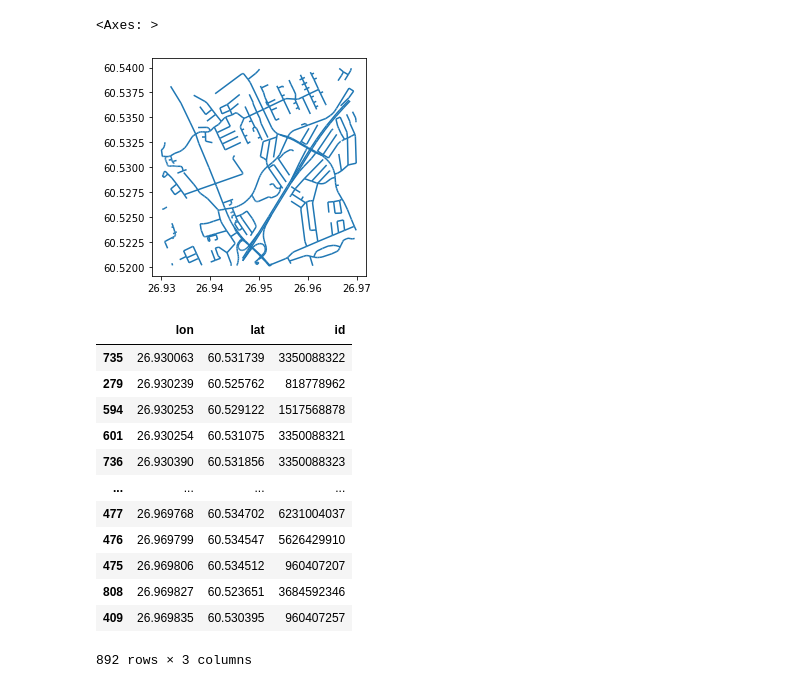
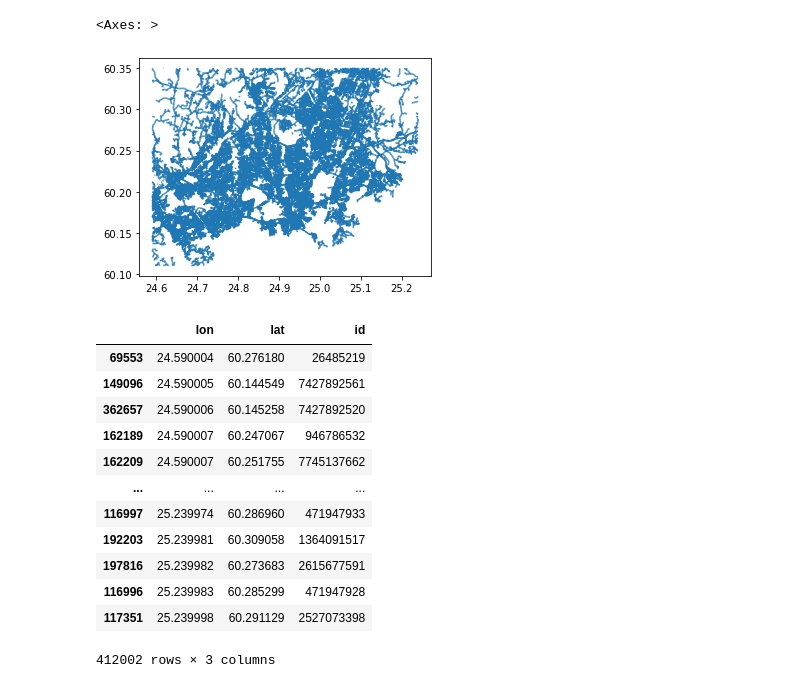
Before and after one commit to dlim2012/elevation-based-navigation-system, a Jupyter notebook: backend/graph/ex.ipynb, the cells around one changed output. Cells and saved outputs as stored; diff of their text form; code cells hidden in the pictures.

```diff
--- a/backend/graph/ex.ipynb
+++ b/backend/graph/ex.ipynb
@@ -1,40 +4,42 @@
 # %%
 from pyrosm import get_data, OSM
 import matplotlib.pyplot as plt
 import pandas as pd
 
 
 def get_xy(nodes, node_id):
     node_row = nodes.loc[nodes['id'] == node_id]
     return (node_row['lon'].tolist()[0], node_row['lat'].tolist()[0])
 
 
 # "test_pbf", "Helsinki"
 map_name = 'test_pbf'
+map_name = "Helsinki"
 
-osm = OSM(get_data('test_pbf'))
+map_name_cpp = {'test_pbf': 'maps/test', 'Helsinki': 'maps/Helsinki'}[map_name]
+osm = OSM(get_data(map_name))
 nodes, edges = osm.get_network(network_type="driving", nodes=True)
 
 nodes = nodes[['lon', 'lat', 'id']]
 
 
 edges.plot()
 # %% [output]
 <Axes: >
-[figure, old version]
+[figure, new version]
 # %%
 nodes.sort_values(by=['lon', 'lat'])
 # %% [output]
 |  | lon | lat | id |
-| 735 | 26.930063 | 60.531739 | 3350088322 |
-| 279 | 26.930239 | 60.525762 | 818778962 |
-| 594 | 26.930253 | 60.529122 | 1517568878 |
-| 601 | 26.930254 | 60.531075 | 3350088321 |
-| 736 | 26.930390 | 60.531856 | 3350088323 |
+| 69553 | 24.590004 | 60.276180 | 26485219 |
+| 149096 | 24.590005 | 60.144549 | 7427892561 |
+| 362657 | 24.590006 | 60.145258 | 7427892520 |
+| 162189 | 24.590007 | 60.247067 | 946786532 |
+| 162209 | 24.590007 | 60.251755 | 7745137662 |
 | ... | ... | ... | ... |
-| 477 | 26.969768 | 60.534702 | 6231004037 |
-| 476 | 26.969799 | 60.534547 | 5626429910 |
-| 475 | 26.969806 | 60.534512 | 960407207 |
-| 808 | 26.969827 | 60.523651 | 3684592346 |
-| 409 | 26.969835 | 60.530395 | 960407257 |
+| 116997 | 25.239974 | 60.286960 | 471947933 |
+| 192203 | 25.239981 | 60.309058 | 1364091517 |
+| 197816 | 25.239982 | 60.273683 | 2615677591 |
+| 116996 | 25.239983 | 60.285299 | 471947928 |
+| 117351 | 25.239998 | 60.291129 | 2527073398 |
-892 rows × 3 columns
+412002 rows × 3 columns
```
Also changed, not shown: parts of 12 cells of this notebook, 35 other files.
